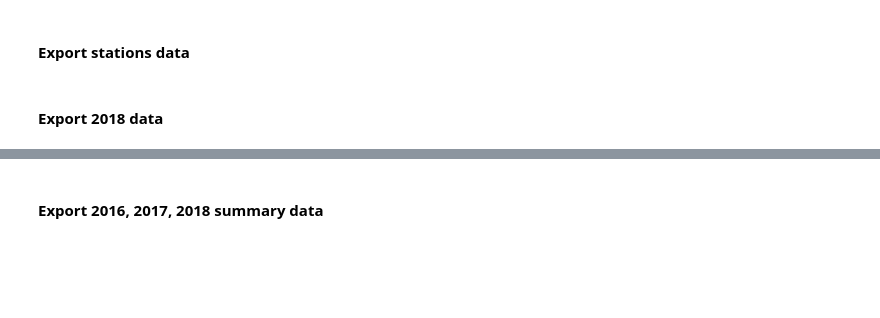
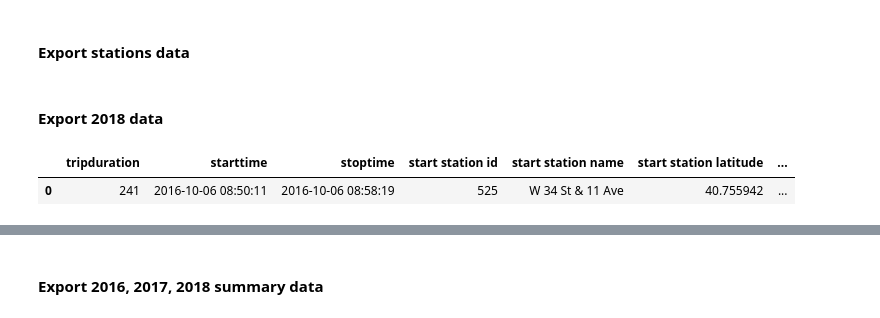
Before and after one commit to clafrance/citibike-analysis, a Jupyter notebook: extract_data.ipynb, the cells around one changed output, grey strips where cells are left out. Saved outputs shown, nothing was run; the diff lists cells and outputs as text; code cells hidden in the pictures; blank space fills up the shorter version.

```diff
--- a/extract_data.ipynb
+++ b/extract_data.ipynb
@@ -425,0 +513,8 @@ print("2018_data.csv file has been created")
+# %%
+df_2018 = df_2018.sample(n=1450000, random_state=1)
+df_2018 = df_2018.reset_index()
+df_2018.drop(columns=['index'], inplace=True)
+df_2018.head(1)
+# %% [output]
+|  | tripduration | starttime | stoptime | start station id | start station name | start station latitude | ... |
+| 0 | 241 | 2016-10-06 08:50:11 | 2016-10-06 08:58:19 | 525 | W 34 St & 11 Ave | 40.755942 | ... |
```
Also changed, not shown: parts of 22 cells of this notebook, 1 other file.
